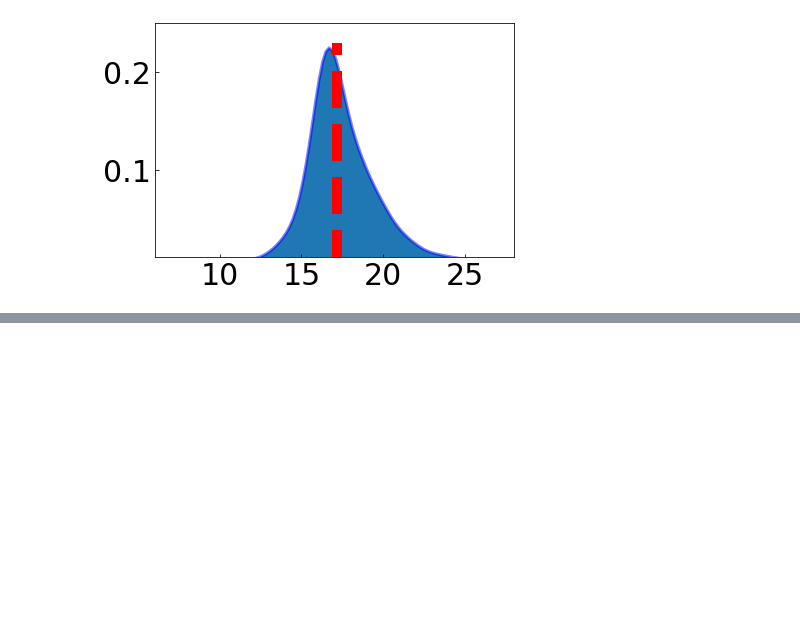
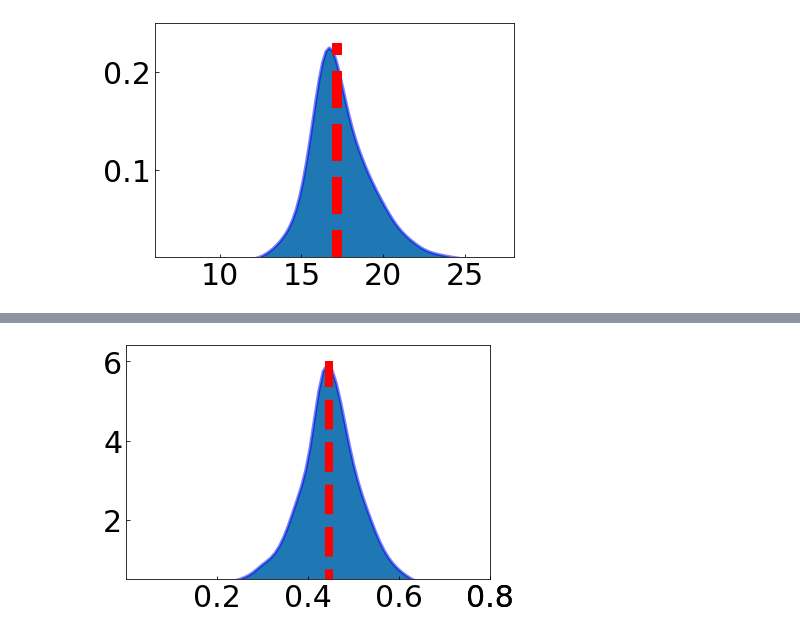
Before and after one commit to SpandanCh/H-MM1_extended_subsonic, a Jupyter notebook: make_figures.ipynb, the cells around one changed output, grey strips where cells are left out. Saved outputs shown, nothing was run; the diff lists cells and outputs as text; code cells hidden in the pictures; blank space fills up the shorter version.

```diff
--- a/make_figures.ipynb
+++ b/make_figures.ipynb
@@ -999,0 +1102,23 @@ fig.savefig(figs_dir + 'kde_distri_tk_broad.pdf')
+# %%
+fig, ax = plt.subplots()
+
+ax.tick_params(axis='both', which='major', labelsize=30)
+
+
+ax.plot(x_grid, pdf_sig_broad, color='blue', alpha=0.5, lw=3)
+ax.fill_between(x_grid, pdf_sig_broad)
+
+ax.vlines(np.nanmedian(sig_broad_repr), ymin=0, ymax=6, colors='r', linestyles='dashed', linewidth=8)
+
+ax.set_ylim(0.5, 6.4)
+
+ax.set_yticks([2, 4, 6])
+ax.set_xticks([0.2, 0.4, 0.6, 0.8, 0.8, 1])
+
+plt.xlim(0, 0.8)
+
+plt.tight_layout()
+
+fig.savefig(figs_dir + 'kde_distri_sig_broad.pdf')
+# %% [output]
+[figure, added]
```
Also changed, not shown: parts of 11 cells of this notebook, 6 other files.
